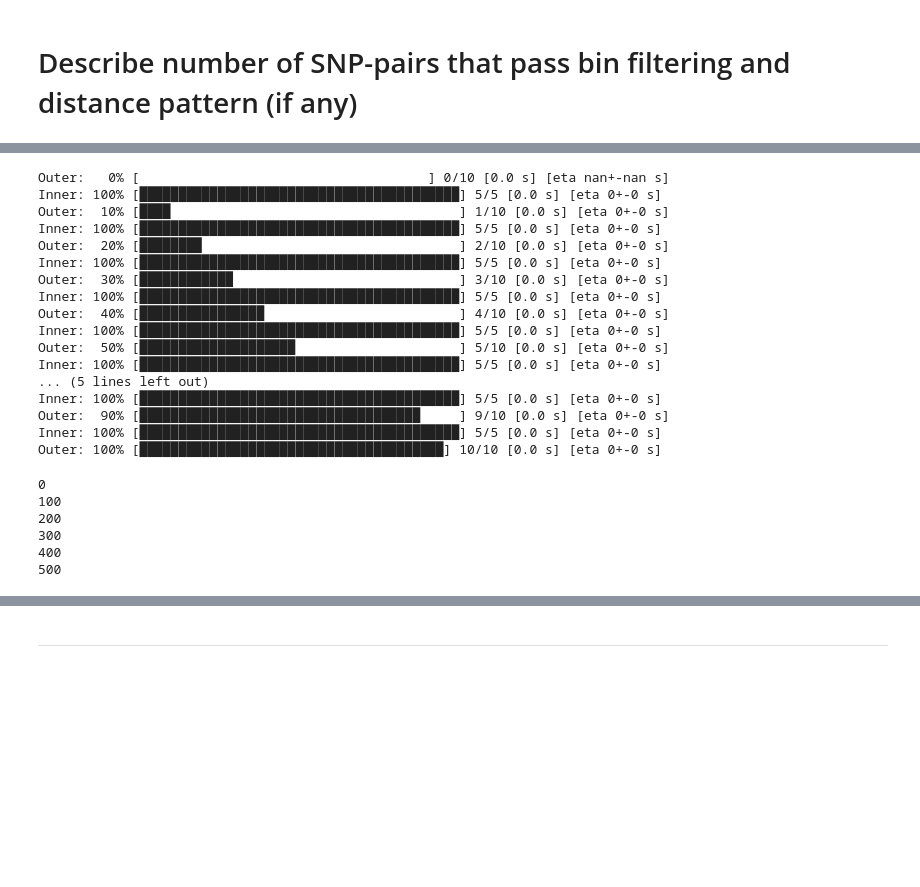
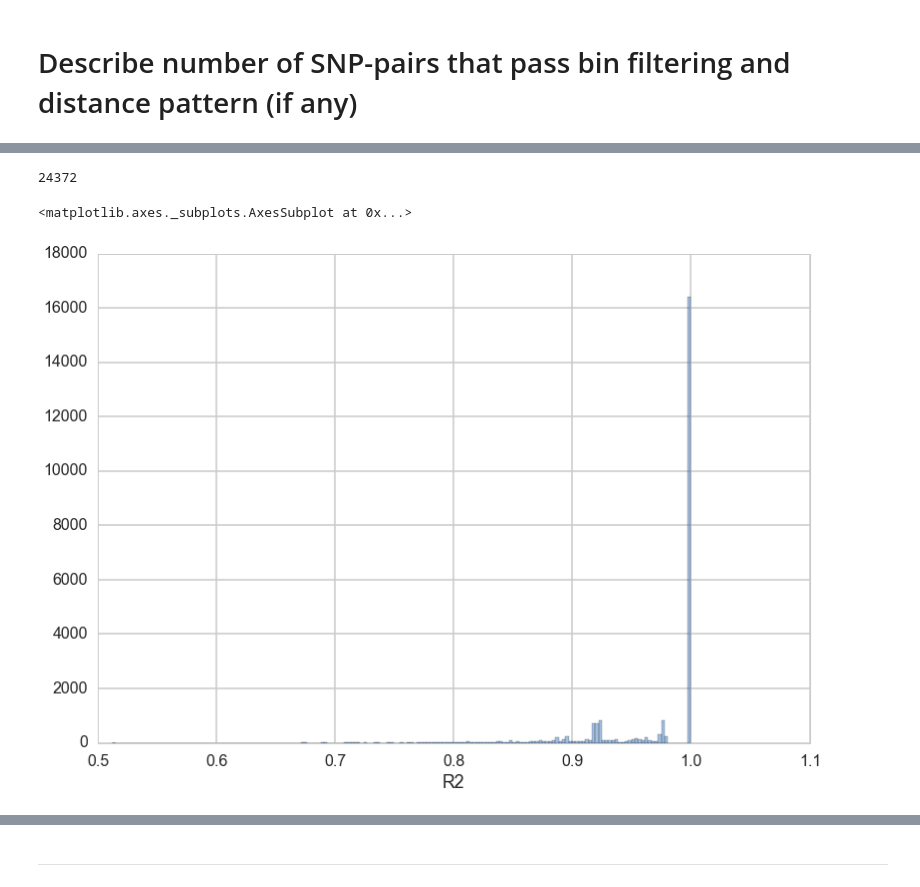
Before and after one commit to xguse/ipy_notebooks, a Jupyter notebook: YALE/ddrad58/2015-06-04_LD_ploting_THREE_pops_NO_KG.ipynb, the cells around one changed output, grey strips where cells are left out. Cells and saved outputs as stored; diff of their text form; code cells hidden in the pictures; blank space fills up the shorter version.

```diff
--- a/YALE/ddrad58/2015-06-04_LD_ploting_THREE_pops_NO_KG.ipynb
+++ b/YALE/ddrad58/2015-06-04_LD_ploting_THREE_pops_NO_KG.ipynb
@@ -247,39 +241,0 @@ Because the above has 'nan' values, I am recalculating the BH corrections.
-# %%
-pb = ProgressBar(10, title='Outer', key='outer')
-for i in pb:
-    pb_inner = ProgressBar(5, title='Inner', key='inner')
-    for j in pb_inner:
-        pass
-# %% [output]
-Outer:   0% [                                     ] 0/10 [0.0 s] [eta nan+-nan s]
-Inner: 100% [█████████████████████████████████████████] 5/5 [0.0 s] [eta 0+-0 s]
-Outer:  10% [████                                     ] 1/10 [0.0 s] [eta 0+-0 s]
-Inner: 100% [█████████████████████████████████████████] 5/5 [0.0 s] [eta 0+-0 s]
-Outer:  20% [████████                                 ] 2/10 [0.0 s] [eta 0+-0 s]
-Inner: 100% [█████████████████████████████████████████] 5/5 [0.0 s] [eta 0+-0 s]
-Outer:  30% [████████████                             ] 3/10 [0.0 s] [eta 0+-0 s]
-Inner: 100% [█████████████████████████████████████████] 5/5 [0.0 s] [eta 0+-0 s]
-Outer:  40% [████████████████                         ] 4/10 [0.0 s] [eta 0+-0 s]
-Inner: 100% [█████████████████████████████████████████] 5/5 [0.0 s] [eta 0+-0 s]
-Outer:  50% [████████████████████                     ] 5/10 [0.0 s] [eta 0+-0 s]
-Inner: 100% [█████████████████████████████████████████] 5/5 [0.0 s] [eta 0+-0 s]
-... (5 lines left out)
-Inner: 100% [█████████████████████████████████████████] 5/5 [0.0 s] [eta 0+-0 s]
-Outer:  90% [████████████████████████████████████     ] 9/10 [0.0 s] [eta 0+-0 s]
-Inner: 100% [█████████████████████████████████████████] 5/5 [0.0 s] [eta 0+-0 s]
-Outer: 100% [███████████████████████████████████████] 10/10 [0.0 s] [eta 0+-0 s]
-# %%
-for idx,bin_id in enumerate(list(ld.distance_bin.unique())):
-
-    if idx%100 == 0:
-        print idx
-    bin_mask = ld.distance_bin == bin_id
-    ld.loc[bin_mask, 'one_minus_cdf_BH'] = smm.multipletests(ld[bin_mask].one_minus_cdf,
-                                                             method='fdr_bh')[1]
-# %% [output]
-0
-100
-200
-300
-400
-500
@@ -287,0 +242,11 @@ ld.one_minus_cdf_BH.unique()
+# %%
+ld_filtered = ld.query("one_minus_cdf_BH <= 0.01")
+# %%
+len(ld_filtered)
+# %% [output]
+24372
+# %%
+sns.distplot(ld_filtered.R2.dropna(), kde=0)
+# %% [output]
+<matplotlib.axes._subplots.AxesSubplot at 0x...>
+[figure, added]
```
Also changed, not shown: parts of 9 cells of this notebook.
